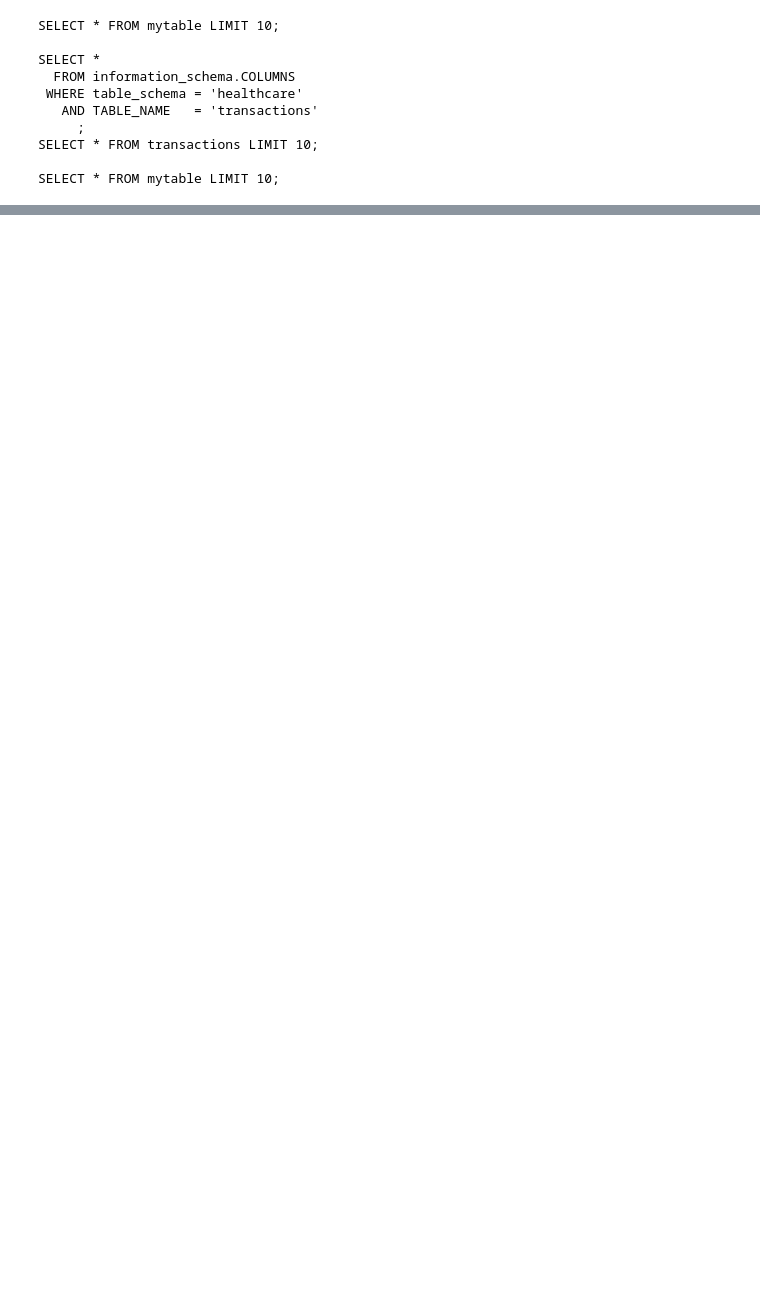
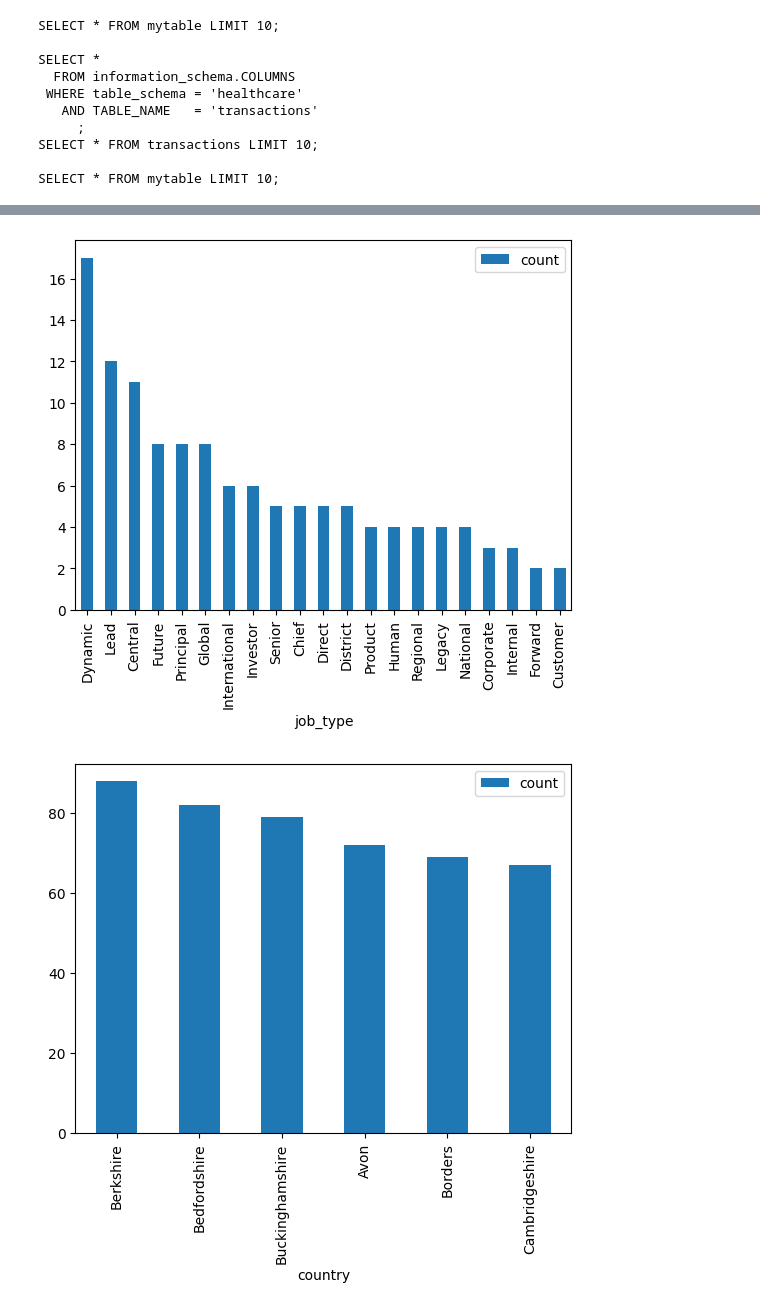
Before and after one commit to jadaliha/funsql, a Jupyter notebook: Example Notebook.ipynb, the cells around one changed output, grey strips where cells are left out. Cells and saved outputs as stored; diff of their text form; code cells hidden in the pictures; blank space fills up the shorter version.

```diff
--- a/Example Notebook.ipynb
+++ b/Example Notebook.ipynb
@@ -62,3 +126,12 @@ query.sample10('public.users')()
 | 7 | 7 | Eliza | Considine | Alma Lebsack | Human Solutions Architect | Central | 727-456-4141 | Angelita_Miller@gmail.com | https://cdn.fakercloud.com/avatar... | Borders | ... |
 | 8 | 8 | Abel | Brakus | Dr. Luther Bartoletti | Lead Integration Executive | Global | 1-215-987-8205 | Edwin24@yahoo.com | https://cdn.fakercloud.com/avatar... | Borders | ... |
 | 9 | 9 | Jessy | Friesen | Rhonda Kuvalis | Dynamic Group Facilitator | Corporate | 823.378.9164 x178 | Chanel.Kunde@yahoo.com | https://cdn.fakercloud.com/avatar... | Bedfordshire | ... |
+# %%
+q2 = readTemplates("./Example queries.sql")
+# %%
+for col in [('job_type', 'public.users'), ('country', 'public.appartments')]:
+    res = q2.validatorZ(*col)()
+    res.plot(x=col[0], y='count',kind = 'bar')
+# %% [output]
+[figure, added]
+[figure, added]
```
Also changed, not shown: parts of 6 cells of this notebook, 2 other files.
